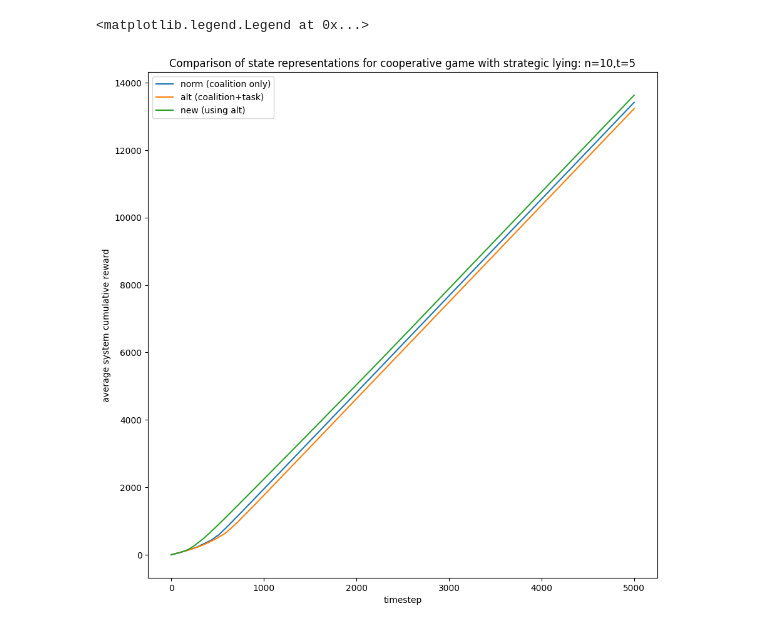
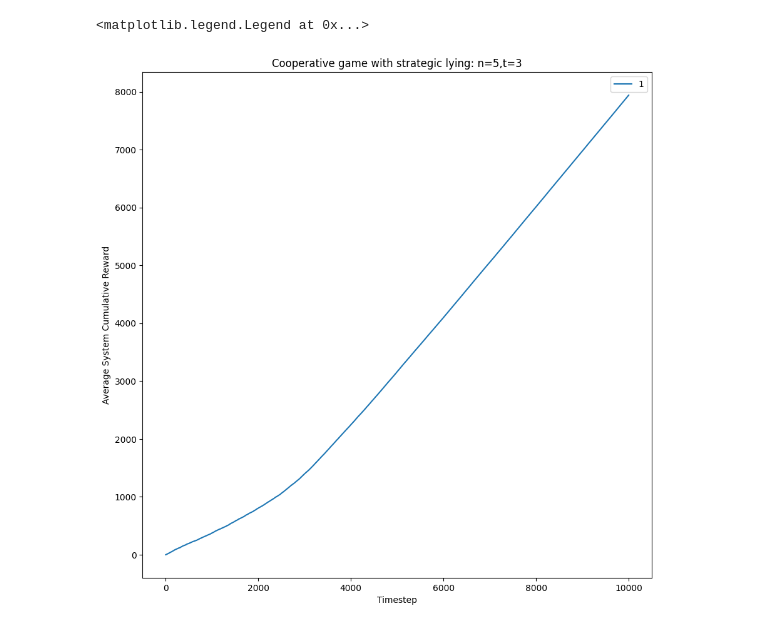
Before and after one commit to akhimoche/coop-form-marl, a Jupyter notebook: graph_test.ipynb, the cells around one changed output. Cells and saved outputs as stored; diff of their text form; code cells hidden in the pictures.

```diff
--- a/graph_test.ipynb
+++ b/graph_test.ipynb
@@ -1,28 +1,30 @@
 # %%
 import matplotlib.pyplot as plt
 import numpy as np
 
-n = 10
-t = 5
+# set parameters
+n = 5
+t = 3
+steps = 10000
 
-norm = np.load(f'data/n{n}t{t}_state_rep_norm.npy')
-alt = np.load(f'data/n{n}t{t}_state_rep_alt.npy')
-third = np.load(f'data/n{n}t{t}_newmethod.npy')
+# load simulation results
+cum_rew_1 = np.load(f'data/n{n}t{t}_cum_rew_{steps}steps.npy')
+comm_action_1 = np.load(f'data/n{n}t{t}_actions_{steps}steps.npy')
+#cum_rew_2 = np.load(f'data/n{n}t{t}_state_rep_alt.npy')
 
-norm = np.mean(norm, axis=0)
-alt = np.mean(alt, axis=0)
-third = np.mean(third, axis=0)
+# average over the simulations
+cum_rew_1 = np.mean(cum_rew_1, axis=0)
+#cum_rew_2= np.mean(cum_rew_2, axis=0)
 
-plt.title(f'Comparison of state representations for cooperative game with strategic lying: n={n},t={t}')
-plt.xlabel('timestep')
-plt.ylabel('average system cumulative reward')
-plt.plot(norm, label='norm (coalition only)')
-plt.plot(alt, label='alt (coalition+task)')
-plt.plot(third, label='new (using alt)')
+# plot cum rew graphs
+plt.title(f'Cooperative game with strategic lying: n={n},t={t}')
+plt.xlabel('Timestep')
+plt.ylabel('Average System Cumulative Reward')
+plt.plot(cum_rew_1, label='1')
 fig = plt.gcf()
 fig.set_size_inches(10.5, 10.5)
 
 plt.legend()
 # %% [output]
 <matplotlib.legend.Legend at 0x...>
-[figure, old version]
+[figure, new version]
```
Also changed, not shown: parts of 1 cell of this notebook, 28 other files.
